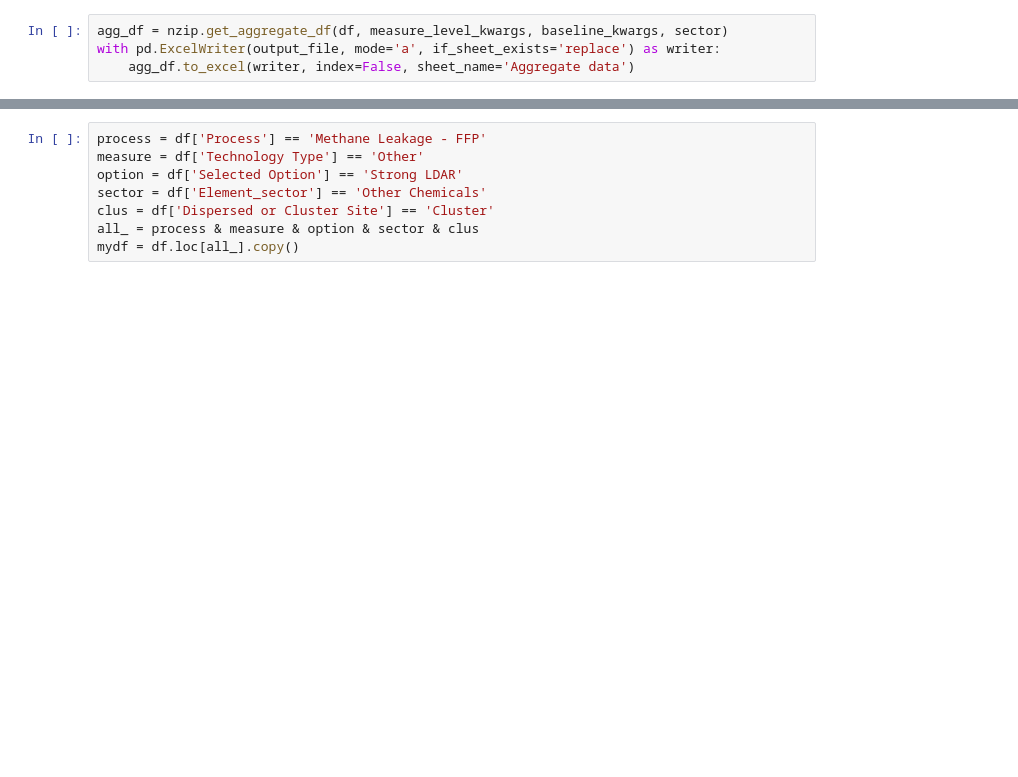
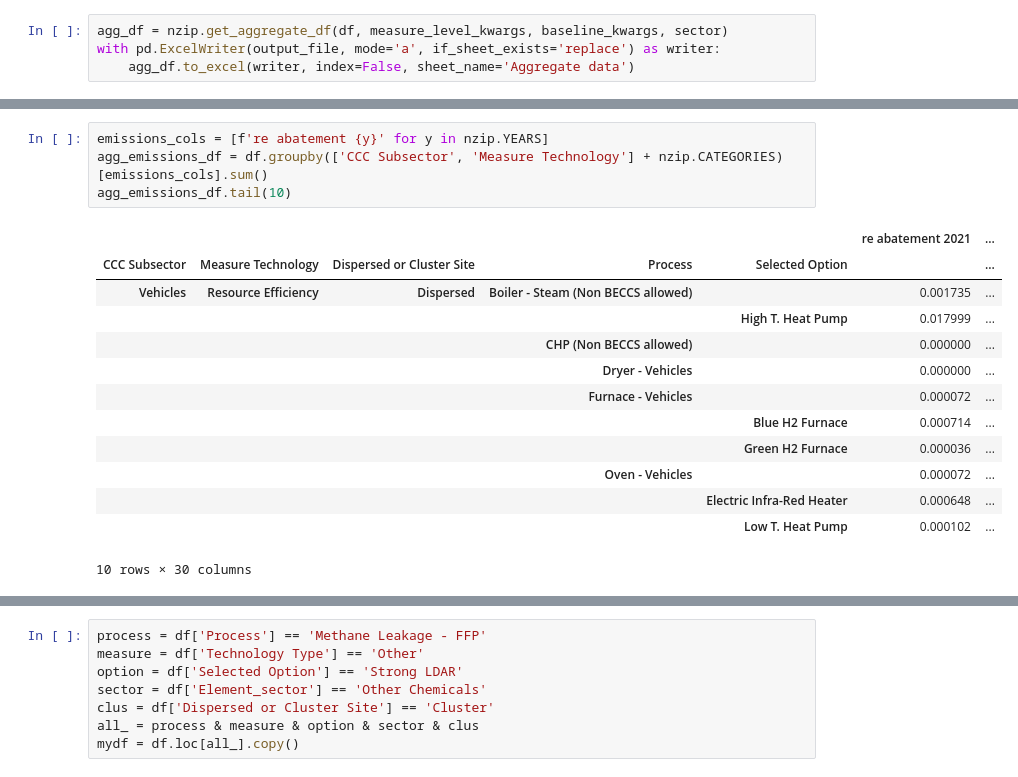
Before and after one commit to thecccuk/sector_databook_conversion, a Jupyter notebook: nzip/nb.ipynb, the cells around one changed output, grey strips where cells are left out. Cells and saved outputs as stored; diff of their text form; blank space fills up the shorter version.

```diff
--- a/nzip/nb.ipynb
+++ b/nzip/nb.ipynb
@@ -255,0 +348,18 @@ with pd.ExcelWriter(output_file, mode='a', if_sheet_exists='replace') as writer:
+# %%
+emissions_cols = [f're abatement {y}' for y in nzip.YEARS]
+agg_emissions_df = df.groupby(['CCC Subsector', 'Measure Technology'] + nzip.CATEGORIES)[emissions_cols].sum()
+agg_emissions_df.tail(10)
+# %% [output]
+|  |  |  |  |  | re abatement 2021 | ... |
+| CCC Subsector | Measure Technology | Dispersed or Cluster Site | Process | Selected Option |  | ... |
+| Vehicles | Resource Efficiency | Dispersed | Boiler - Steam (Non BECCS allowed) |  | 0.001735 | ... |
+|  |  |  |  | High T. Heat Pump | 0.017999 | ... |
+|  |  |  | CHP (Non BECCS allowed) |  | 0.000000 | ... |
+|  |  |  | Dryer - Vehicles |  | 0.000000 | ... |
+|  |  |  | Furnace - Vehicles |  | 0.000072 | ... |
+|  |  |  |  | Blue H2 Furnace | 0.000714 | ... |
+|  |  |  |  | Green H2 Furnace | 0.000036 | ... |
+|  |  |  | Oven - Vehicles |  | 0.000072 | ... |
+|  |  |  |  | Electric Infra-Red Heater | 0.000648 | ... |
+|  |  |  |  | Low T. Heat Pump | 0.000102 | ... |
+10 rows × 30 columns
```
Also changed, not shown: parts of 8 cells of this notebook.
